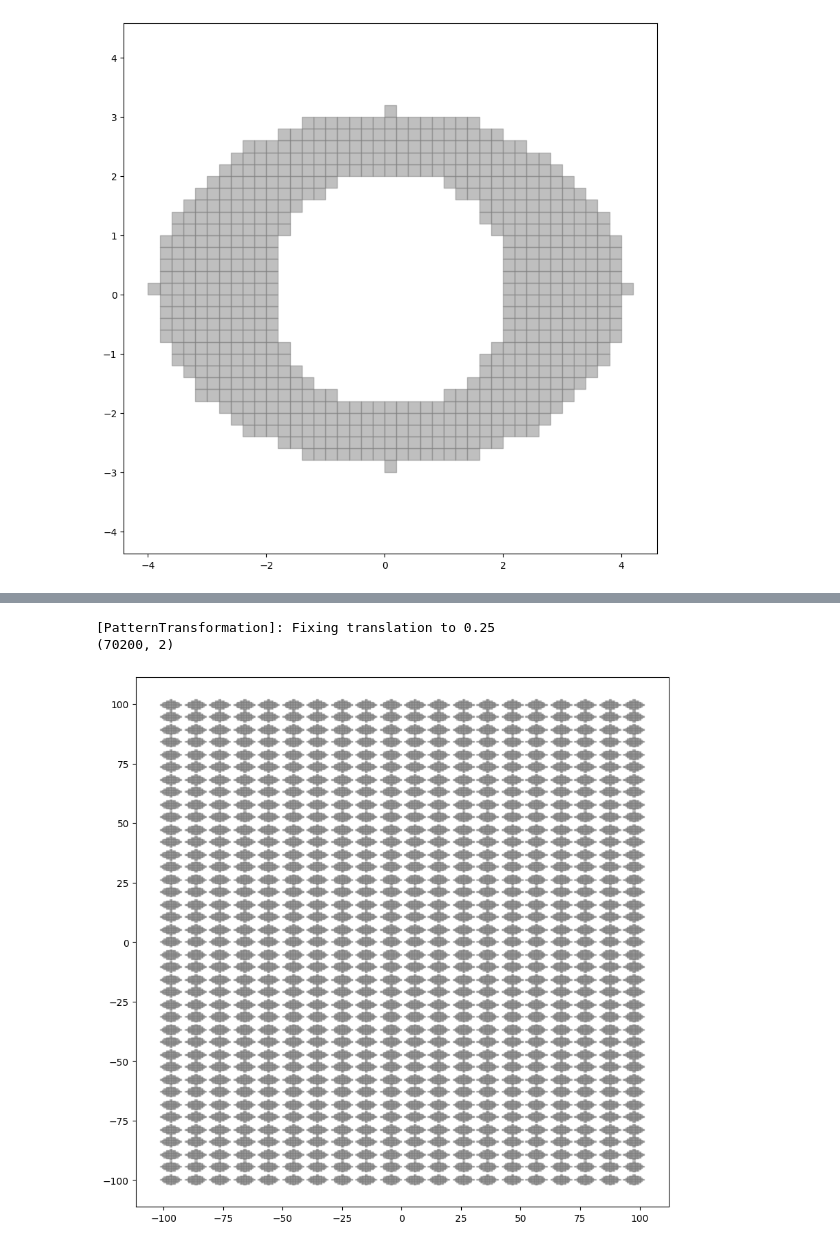
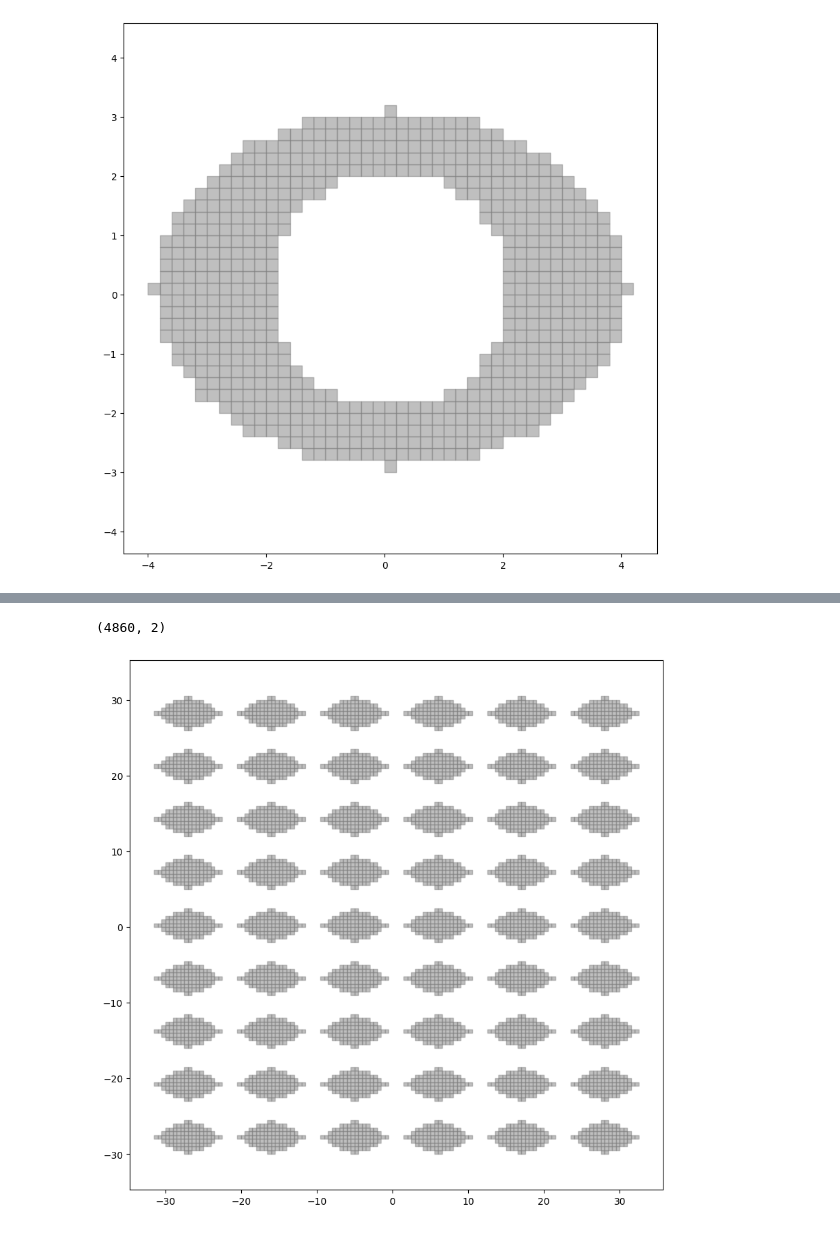
Before and after one commit to danpacho/capstone_1, a Jupyter notebook: test.pattern_unit.ipynb, the cells around one changed output, grey strips where cells are left out. Drawn from its saved outputs; the diff is of its cells as text; code cells hidden in the pictures.

Commit message:
test: update test patter unit suites

```diff
--- a/test.pattern_unit.ipynb
+++ b/test.pattern_unit.ipynb
@@ -100,22 +98,20 @@ visualize_points(corn_pattern.pattern_matrix, k=corn_pattern.pattern_unit.grid.k
 # %%
-Dx = 0
-grid_transformation = PatternTransformation(dx=Dx, dy=0)
+Dx = 1
+grid_transformation = PatternTransformation("grid", dx=Dx, dy=2, di=Dx / 2)
 
 grid_transformation_vector = PatternTransformationMatrix(
     pattern_unit=pattern_unit,
     pattern_transformation=grid_transformation,
-    pattern_bound=((-100, 100), (-100, 100)),
+    pattern_bound=((-30, 30), (-30, 30)),
 )
 
 grid_pattern = Pattern(
-    pattern_unit=pattern_unit,
-    pattern_transformation_vector=grid_transformation_vector,
+    pattern_transformation_matrix=grid_transformation_vector,
 )
 
 print(grid_pattern.pattern_matrix.shape)
 
 visualize_points(grid_pattern.pattern_matrix, k=grid_pattern.pattern_unit.grid.k)
 # %% [output]
-[PatternTransformation]: Fixing translation to 0.25
-(70200, 2)
+(4860, 2)
-[figure, old version]
+[figure, new version]
```
Also changed, not shown: parts of 2 cells of this notebook.
